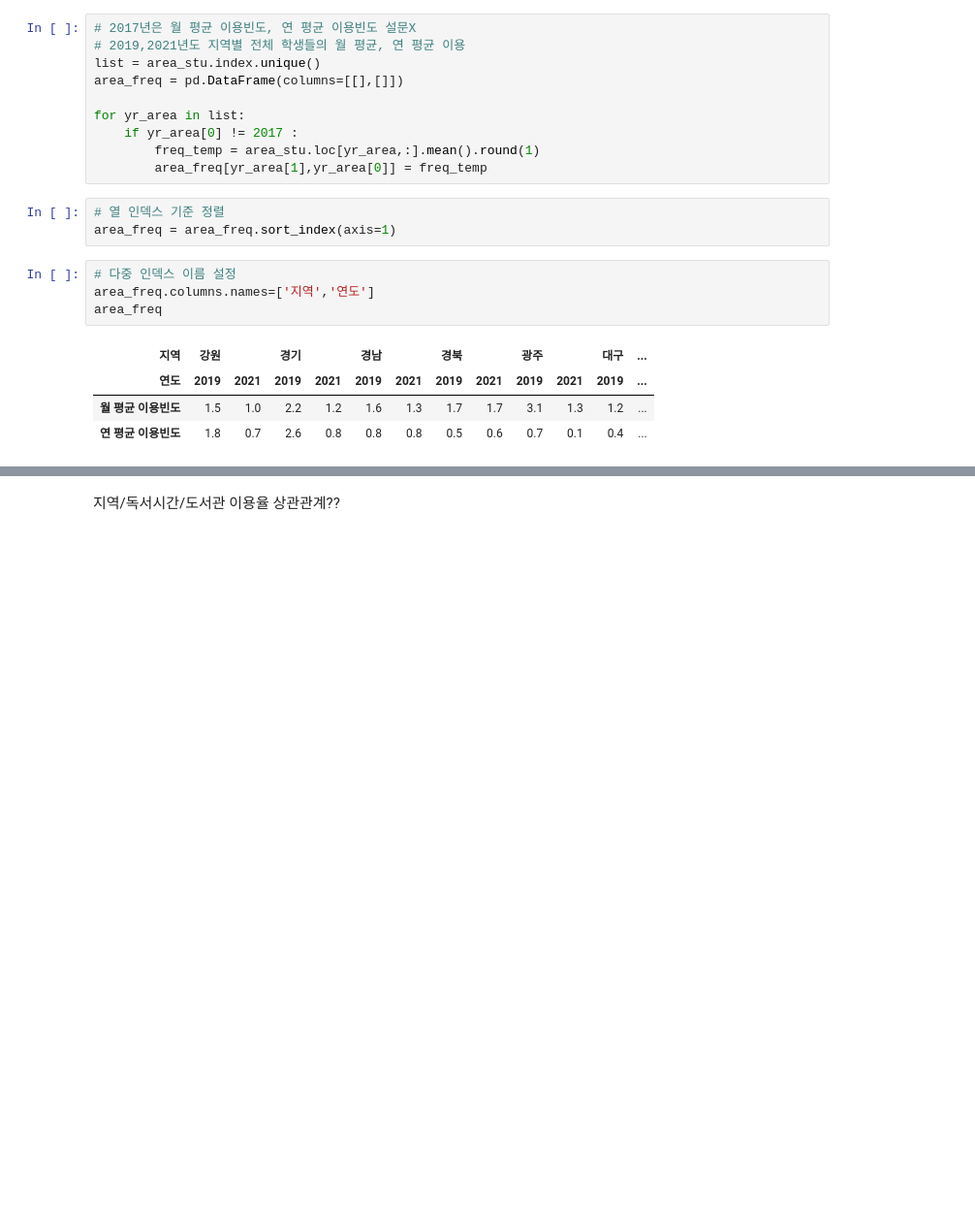
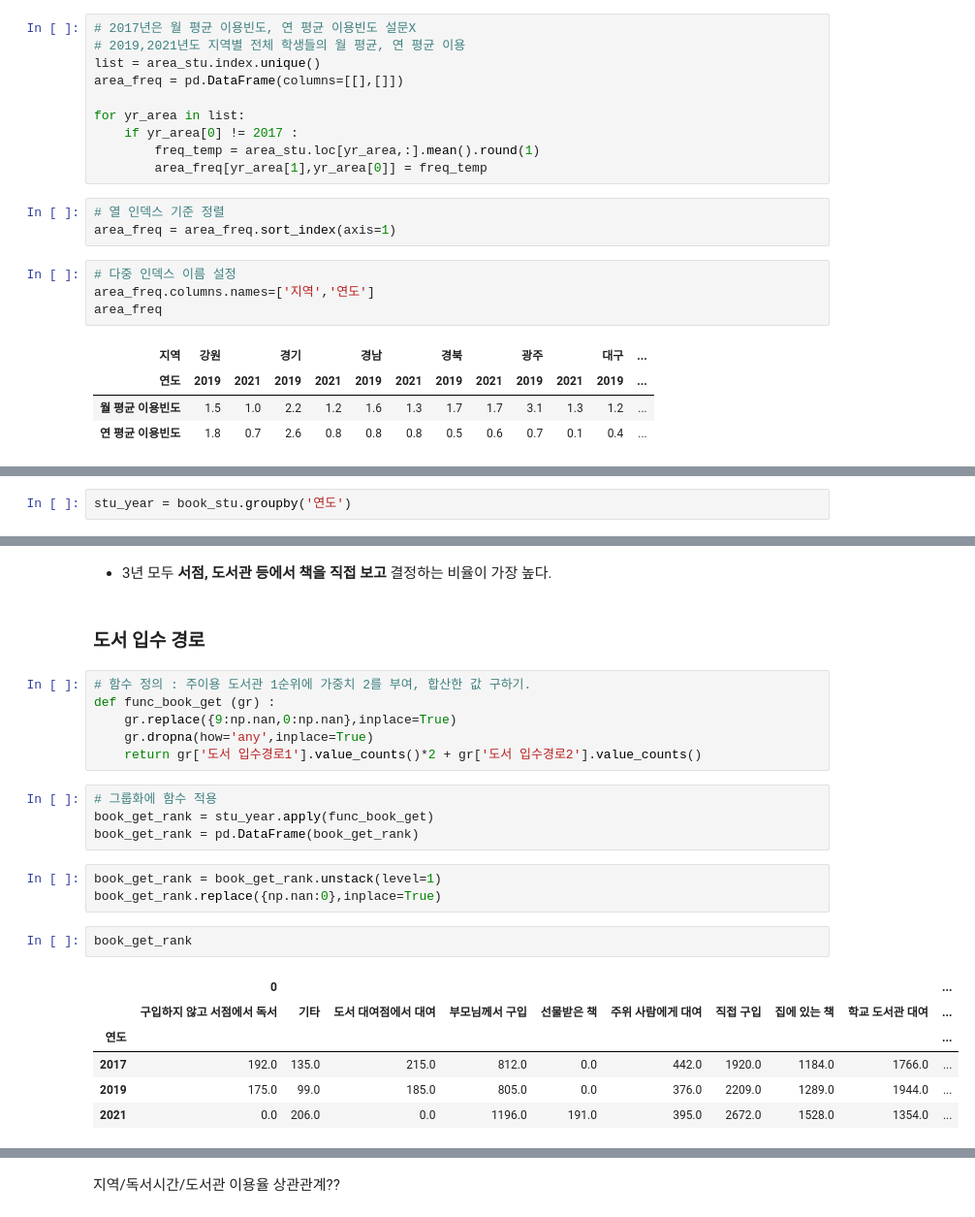
Before and after one commit to Yerial1125/semi_project, a Jupyter notebook: E조_세미프로젝트.ipynb, the cells around one changed output, grey strips where cells are left out. Shown at 97% size. Cells and saved outputs as stored; diff of their text form; blank space fills up the shorter version.

```diff
--- a/E조_세미프로젝트.ipynb
+++ b/E조_세미프로젝트.ipynb
@@ -961,0 +965,2 @@ area_stu.iloc[:,1].value_counts()*2 + area_stu.iloc[:,2].value_counts()
+# %%
+stu_year = book_stu.groupby('연도')
@@ -961,0 +994,26 @@ area_stu.iloc[:,1].value_counts()*2 + area_stu.iloc[:,2].value_counts()
+# %% [markdown]
+- 3년 모두 **서점, 도서관 등에서 책을 직접 보고** 결정하는 비율이 가장 높다.
+# %% [markdown]
+### 도서 입수 경로
+# %%
+# 함수 정의 : 주이용 도서관 1순위에 가중치 2를 부여, 합산한 값 구하기.
+def func_book_get (gr) :
+    gr.replace({9:np.nan,0:np.nan},inplace=True)
+    gr.dropna(how='any',inplace=True)
+    return gr['도서 입수경로1'].value_counts()*2 + gr['도서 입수경로2'].value_counts()
+# %%
+# 그룹화에 함수 적용
+book_get_rank = stu_year.apply(func_book_get)
+book_get_rank = pd.DataFrame(book_get_rank)
+# %%
+book_get_rank = book_get_rank.unstack(level=1)
+book_get_rank.replace({np.nan:0},inplace=True)
+# %%
+book_get_rank
+# %% [output]
+|  | 0 |  |  |  |  |  |  |  |  | ... |
+|  | 구입하지 않고 서점에서 독서 | 기타 | 도서 대여점에서 대여 | 부모님께서 구입 | 선물받은 책 | 주위 사람에게 대여 | 직접 구입 | 집에 있는 책 | 학교 도서관 대여 | ... |
+| 연도 |  |  |  |  |  |  |  |  |  | ... |
+| 2017 | 192.0 | 135.0 | 215.0 | 812.0 | 0.0 | 442.0 | 1920.0 | 1184.0 | 1766.0 | ... |
+| 2019 | 175.0 | 99.0 | 185.0 | 805.0 | 0.0 | 376.0 | 2209.0 | 1289.0 | 1944.0 | ... |
+| 2021 | 0.0 | 206.0 | 0.0 | 1196.0 | 191.0 | 395.0 | 2672.0 | 1528.0 | 1354.0 | ... |
```
Also changed, not shown: parts of 99 cells of this notebook.
